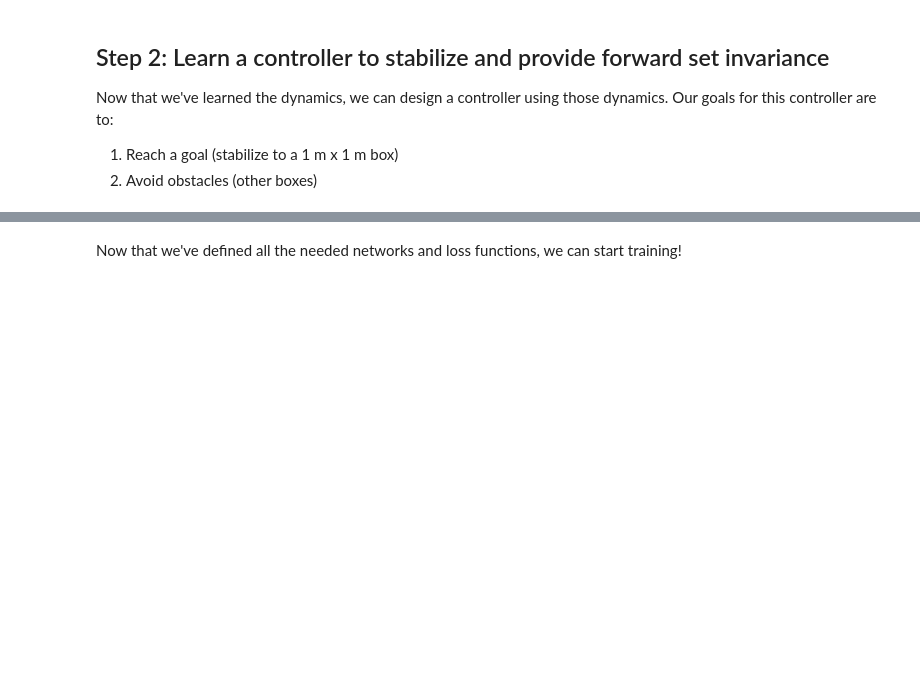
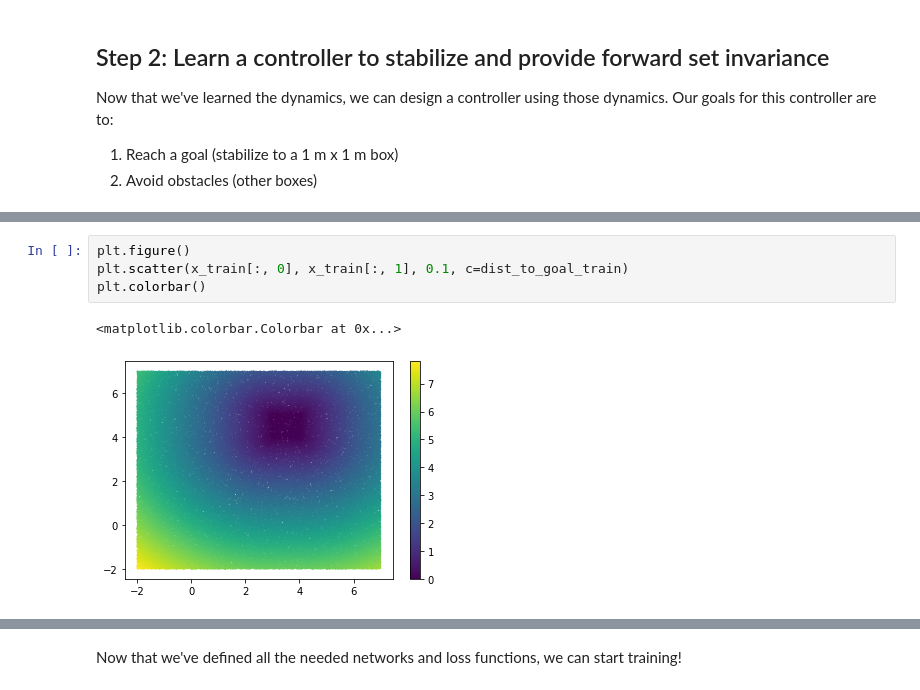
Before and after one commit to dawsonc/verified_neural_control, a Jupyter notebook: Neural SysID + Control Dubins.ipynb, the cells around one changed output, grey strips where cells are left out. Drawn from its saved outputs; the diff is of its cells as text; blank space fills up the shorter version.

```diff
--- a/Neural SysID + Control Dubins.ipynb
+++ b/Neural SysID + Control Dubins.ipynb
@@ -392,3 +405,10 @@ plt.legend(["Safe", "Unsafe", "Goal"], loc='lower right')
+# %%
+plt.figure()
+plt.scatter(x_train[:, 0], x_train[:, 1], 0.1, c=dist_to_goal_train)
+plt.colorbar()
+# %% [output]
+<matplotlib.colorbar.Colorbar at 0x...>
+[figure, added]
 # %%
 # Now we have to define the controller and Lyapunov networks. For ease of composition later on,
 # we'll define these as two different classes of network
```
Also changed, not shown: parts of 14 cells of this notebook, 1 other file.
